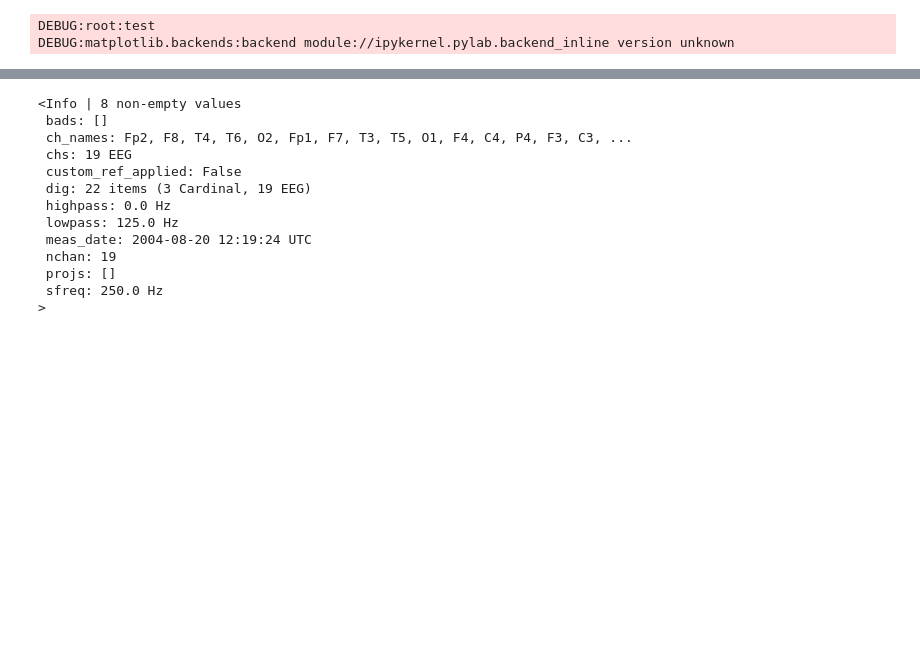
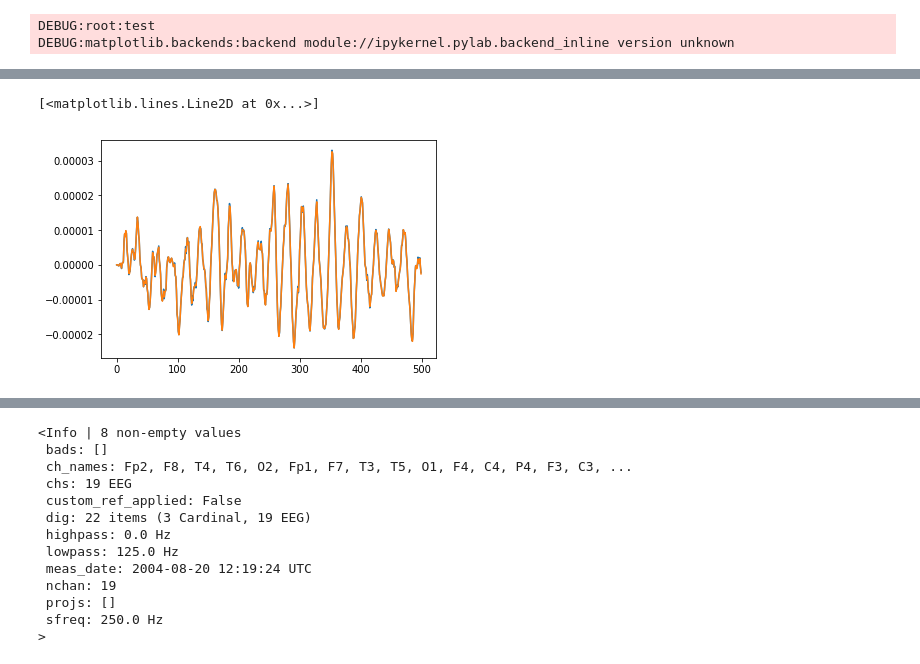
Before and after one commit to cjotade/dynamicinfo-eeg, a Jupyter notebook: src/Visualizacion_Datos.ipynb, the cells around one changed output, grey strips where cells are left out. Cells and saved outputs as stored; diff of their text form; code cells hidden in the pictures; blank space fills up the shorter version.

```diff
--- a/src/Visualizacion_Datos.ipynb
+++ b/src/Visualizacion_Datos.ipynb
@@ -72,3 +70,16 @@ EDF file detected
 Setting channel info structure...
 Creating raw.info structure...
 Reading 0 ... 231249  =      0.000 ...   924.996 secs...
+# %%
+from utils.read_data import read_data
+from utils.re_referencing import rref_REST, rref_remove, rref_CSD, rref_average
+from utils.data_filtering import filter_band_raw_to_raw, filter_band_raw_to_array
+from utils.data_filtering import clean_windows_artifacts, reconstruct_signal, create_windows
+
+raw_filtered = filter_band_raw_to_raw(dataH, [0.1, 100])
+all_data_second = filter_band_raw_to_array(raw_filtered, [0.1, 100])
+all_data = filter_band_raw_to_array(raw_filtered, None)
+
+data_windows, all_data, data_windows_not_filt_but0100, all_data_not_filt_but0100 = create_windows(
+    raw_filtered,
+    time=10, band=None)
@@ -74,0 +102,6 @@ Reading 0 ... 231249  =      0.000 ...   924.996 secs...
+# %%
+plt.plot(data_windows[0][-1][:500])
+plt.plot(data_windows_not_filt_but0100[0][-1][:500])
+# %% [output]
+[<matplotlib.lines.Line2D at 0x...>]
+[figure, added]
```
Also changed, not shown: parts of 7 cells of this notebook, 3 other files.
